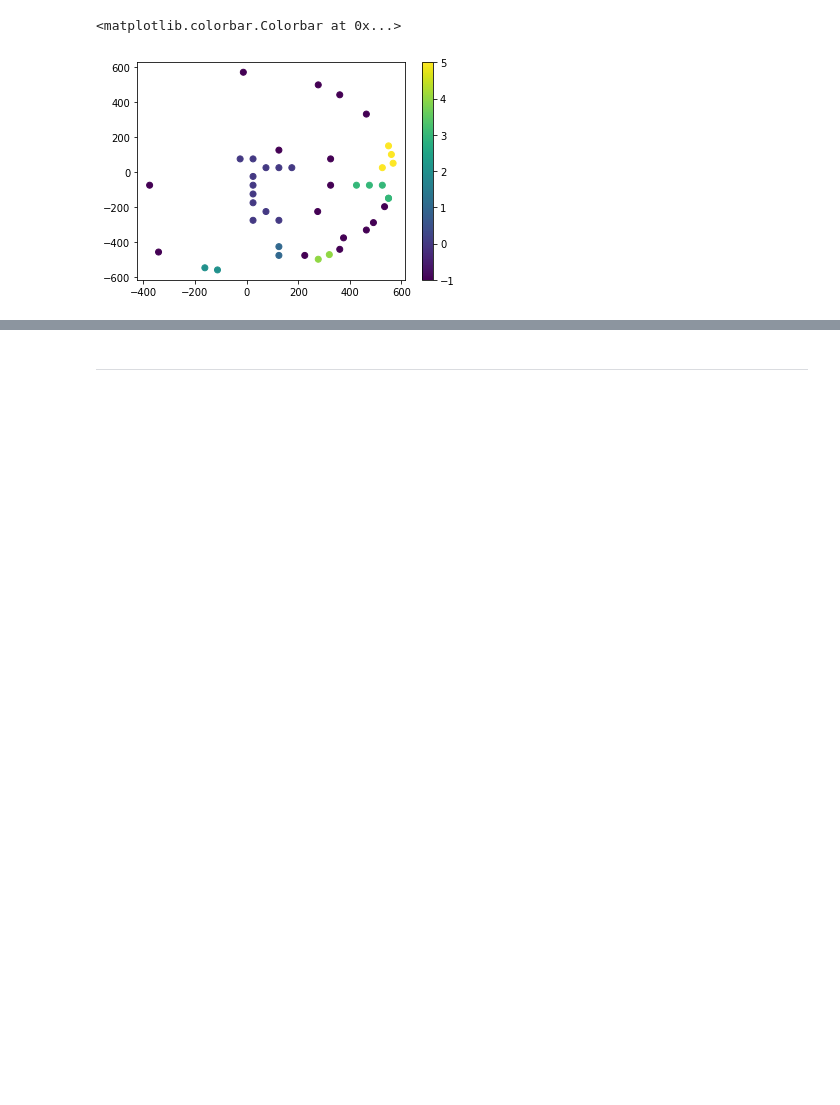
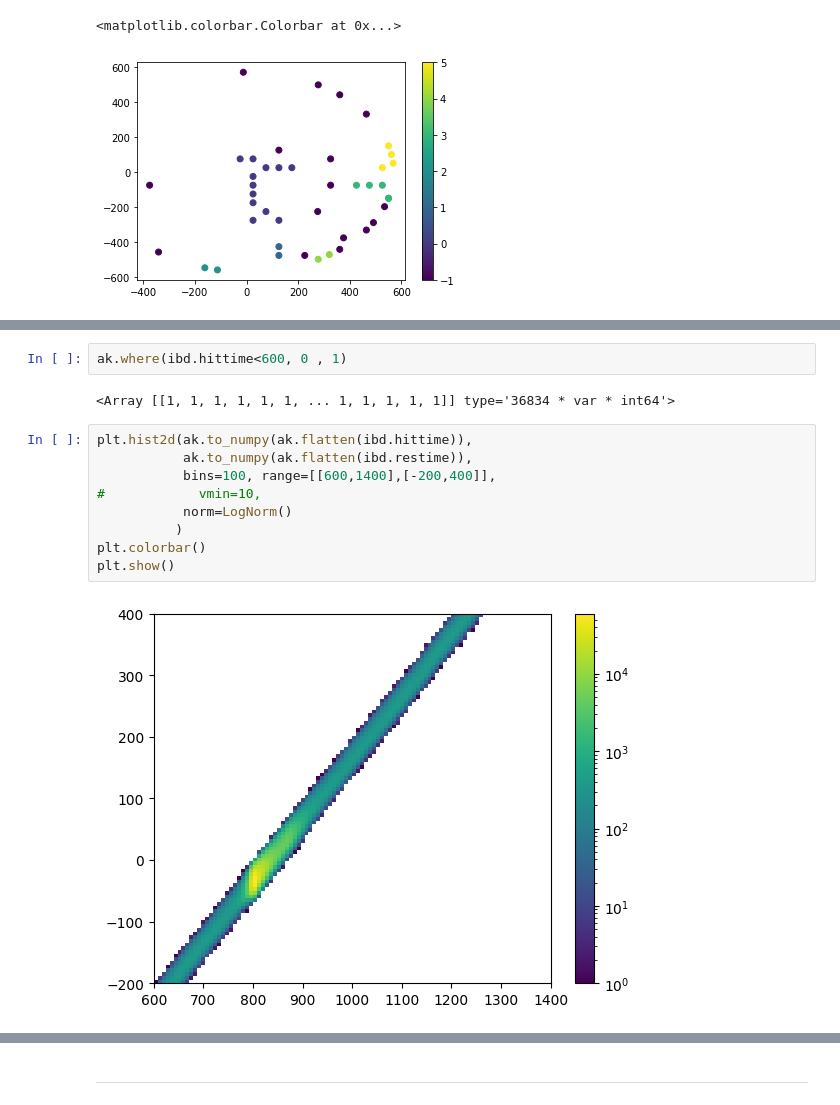
Before and after one commit to sophiafarrell/mlwatch, a Jupyter notebook: positions.ipynb, the cells around one changed output, grey strips where cells are left out. Drawn from its saved outputs; the diff is of its cells as text; blank space fills up the shorter version.

```diff
--- a/positions.ipynb
+++ b/positions.ipynb
@@ -97,0 +301,15 @@ plt.colorbar()
+# %%
+ak.where(ibd.hittime<600, 0 , 1)
+# %% [output]
+<Array [[1, 1, 1, 1, 1, 1, ... 1, 1, 1, 1, 1]] type='36834 * var * int64'>
+# %%
+plt.hist2d(ak.to_numpy(ak.flatten(ibd.hittime)),
+           ak.to_numpy(ak.flatten(ibd.restime)),
+           bins=100, range=[[600,1400],[-200,400]],
+#            vmin=10,
+           norm=LogNorm()
+          )
+plt.colorbar()
+plt.show()
+# %% [output]
+[figure, added]
```
Also changed, not shown: parts of 37 cells of this notebook, 2 other files.
